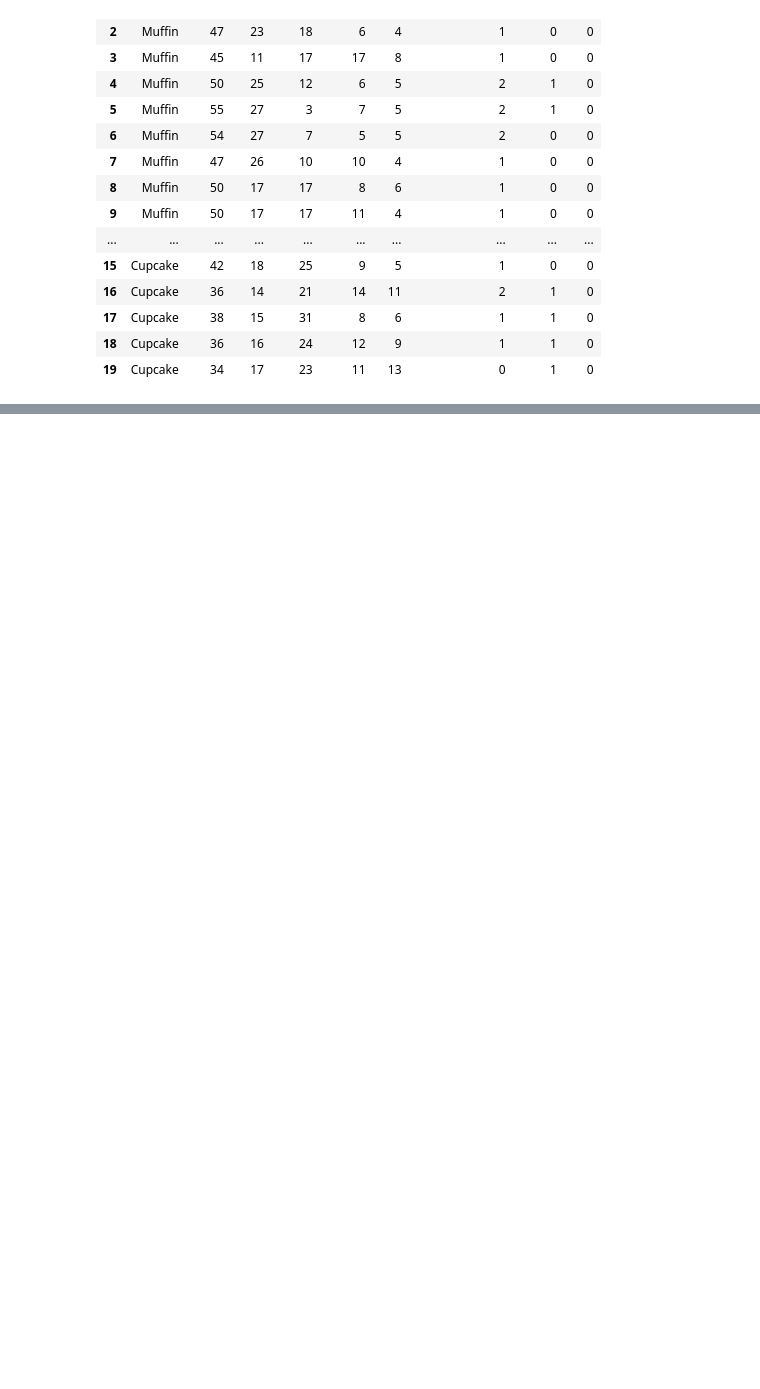
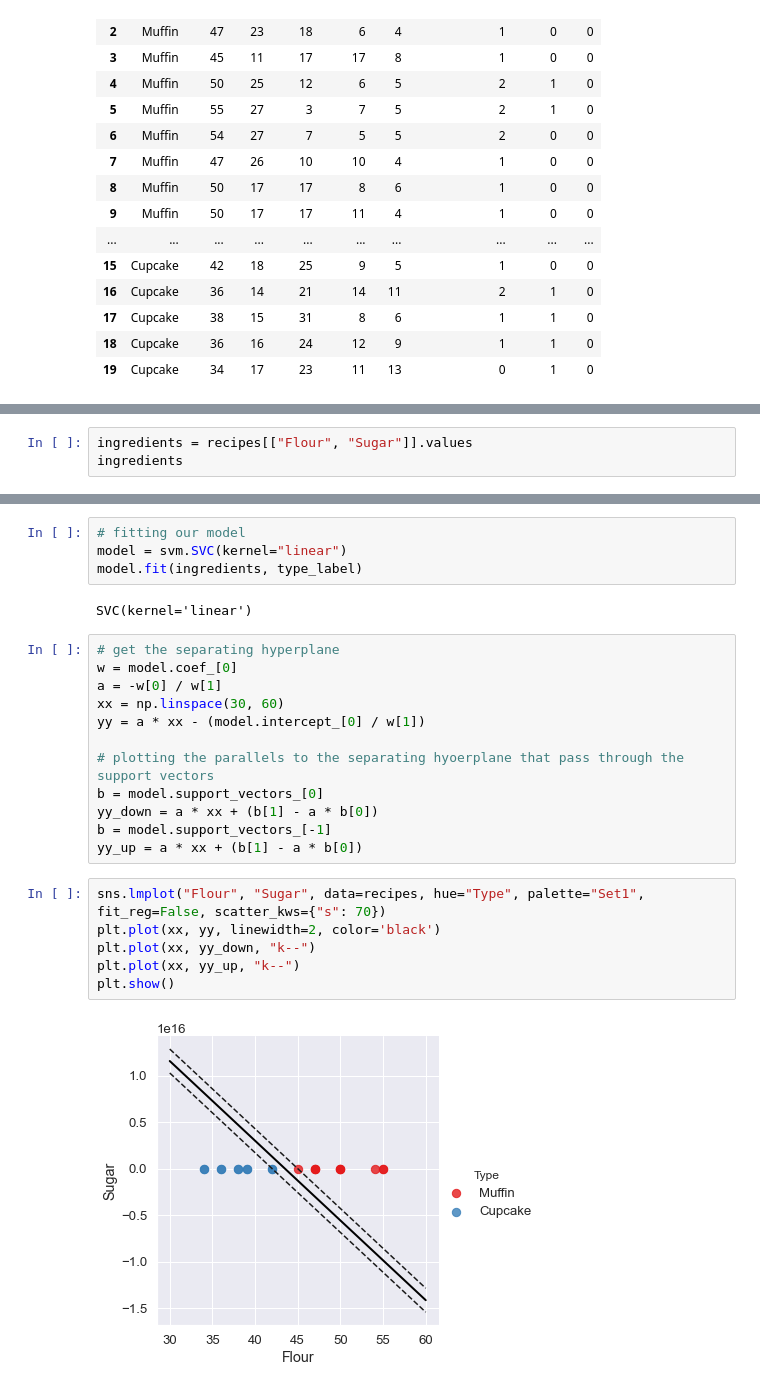
Before and after one commit to goldenglorys/ml-algorithms, a Jupyter notebook: Support Vector machine Algorithms.ipynb, the cells around one changed output, grey strips where cells are left out. Saved outputs shown, nothing was run; the diff lists cells and outputs as text; blank space fills up the shorter version.

```diff
--- a/Support Vector machine Algorithms.ipynb
+++ b/Support Vector machine Algorithms.ipynb
@@ -32,0 +46,3 @@ recipes
+# %%
+ingredients = recipes[["Flour", "Sugar"]].values
+ingredients
@@ -32,0 +70,26 @@ recipes
+# %%
+# fitting our model
+model = svm.SVC(kernel="linear")
+model.fit(ingredients, type_label)
+# %% [output]
+SVC(kernel='linear')
+# %%
+# get the separating hyperplane
+w = model.coef_[0]
+a = -w[0] / w[1]
+xx = np.linspace(30, 60)
+yy = a * xx - (model.intercept_[0] / w[1])
+
+# plotting the parallels to the separating hyoerplane that pass through the support vectors
+b = model.support_vectors_[0]
+yy_down = a * xx + (b[1] - a * b[0])
+b = model.support_vectors_[-1]
+yy_up = a * xx + (b[1] - a * b[0])
+# %%
+sns.lmplot("Flour", "Sugar", data=recipes, hue="Type", palette="Set1", fit_reg=False, scatter_kws={"s": 70})
+plt.plot(xx, yy, linewidth=2, color='black')
+plt.plot(xx, yy_down, "k--")
+plt.plot(xx, yy_up, "k--")
+plt.show()
+# %% [output]
+[figure, added]
```
Also changed, not shown: parts of 4 cells of this notebook.
